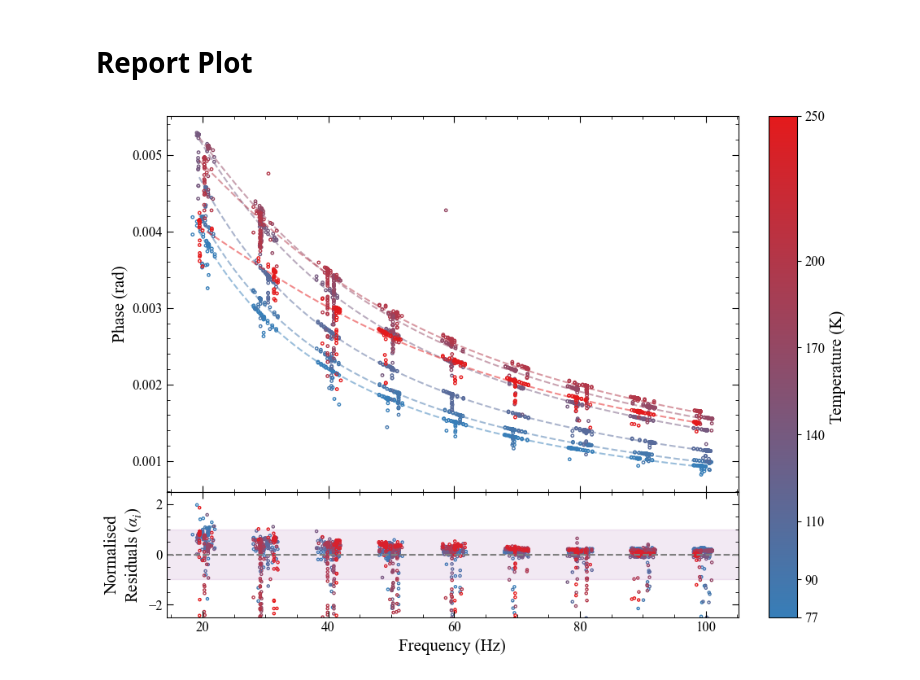
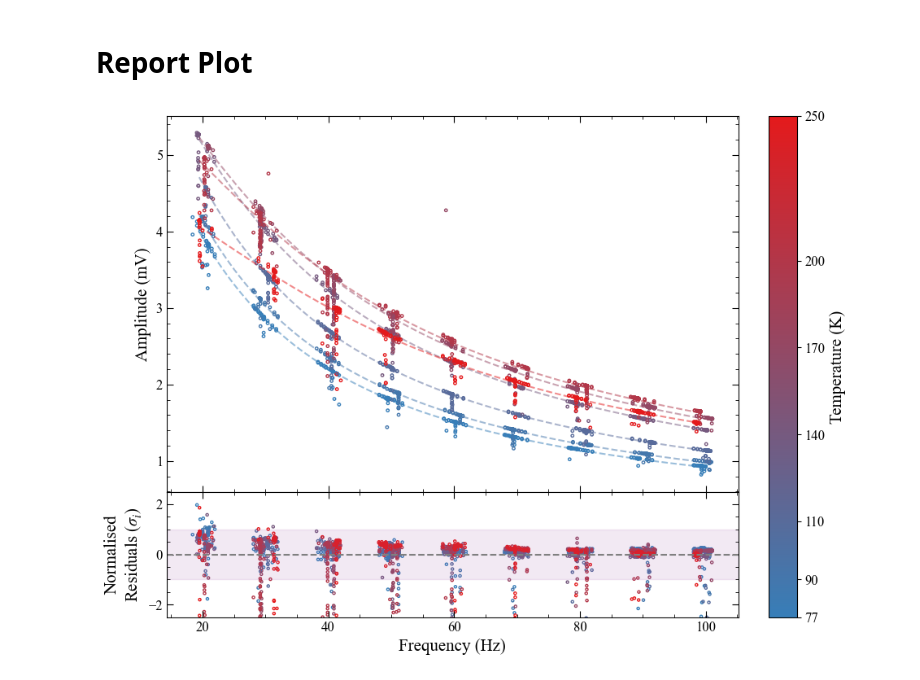
Before and after one commit to Sebastian426/Advanced-Lab-Code, a Jupyter notebook: Einstein_Coefficients/Amplitude_Runs_Report_Figure.ipynb, the cells around one changed output. Saved outputs shown, nothing was run; the diff lists cells and outputs as text; code cells hidden in the pictures.

Commit message:
Main emission spectra plot created

```diff
--- a/Einstein_Coefficients/Amplitude_Runs_Report_Figure.ipynb
+++ b/Einstein_Coefficients/Amplitude_Runs_Report_Figure.ipynb
@@ -250,6 +250,7 @@ cmap = LinearSegmentedColormap.from_list(
 
 temps = np.array(list(amp_data.keys()))
 norm = colors.Normalize(vmin=temps.min(), vmax=temps.max())
+y_scalefactor = 1e3
 # %%
 fig = plt.figure(figsize = (10,8))
 
@@ -268,8 +269,8 @@ ax_res.set_ylim([-2.5, 2.5])
 
 ax_cb = fig.add_subplot(gs[:,1])
 
-ax_main.set_ylabel("Phase (rad)")
-ax_res.set_ylabel("Normalised\nResiduals ($\\alpha_i$)")
+ax_main.set_ylabel("Amplitude (mV)")
+ax_res.set_ylabel("Normalised\nResiduals ($\\sigma_i$)")
 ax_res.set_xlabel("Frequency (Hz)")
 
 ###########
@@ -281,11 +282,11 @@ for (temp, data) in amp_data.items():
 
     colour = cmap(norm(temp))
 
-    ax_main.scatter(data["x"], data["y"],
+    ax_main.scatter(data["x"], data["y"]*y_scalefactor,
         s=6, facecolor='none', edgecolor=colour
     )
 
-    ax_main.plot(x_fit, Amplitude_model(x_fit, *pop_phase),
+    ax_main.plot(x_fit, Amplitude_model(x_fit, *pop_phase)*y_scalefactor,
                  linestyle = "--", color = colour, alpha = 0.5)
 
 
@@ -312,31 +313,31 @@ ax_res.axhline(0, color = "grey", linestyle = "--")
 sm = cm.ScalarMappable(norm=norm, cmap=cmap)
 sm.set_array([])
 
 cbar = fig.colorbar(
     sm,
     cax=ax_cb,
     orientation="vertical"
 )
 
 cbar.set_label("Temperature (K)")
 cbar.set_ticks(sorted(amp_data.keys()))
 
 
 
 #########
 # Styling
 #########
 
 for ax in [ax_main, ax_res]:
     ax.minorticks_on()
     ax.tick_params(which='major', size=6, direction='in',
                    right=True, top=True, bottom=True, left = True)
     ax.tick_params(which='minor', size=3, direction='in',
                    right=True, top=True, bottom=True, left = True)
 
 plt.savefig(pc_savepath_amplitude,
             dpi = 150,
             bbox_inches = 'tight')
 plt.show()
 # %% [output]
-[figure, old version]
+[figure, new version]
```
Also changed, not shown: 1 other file.
